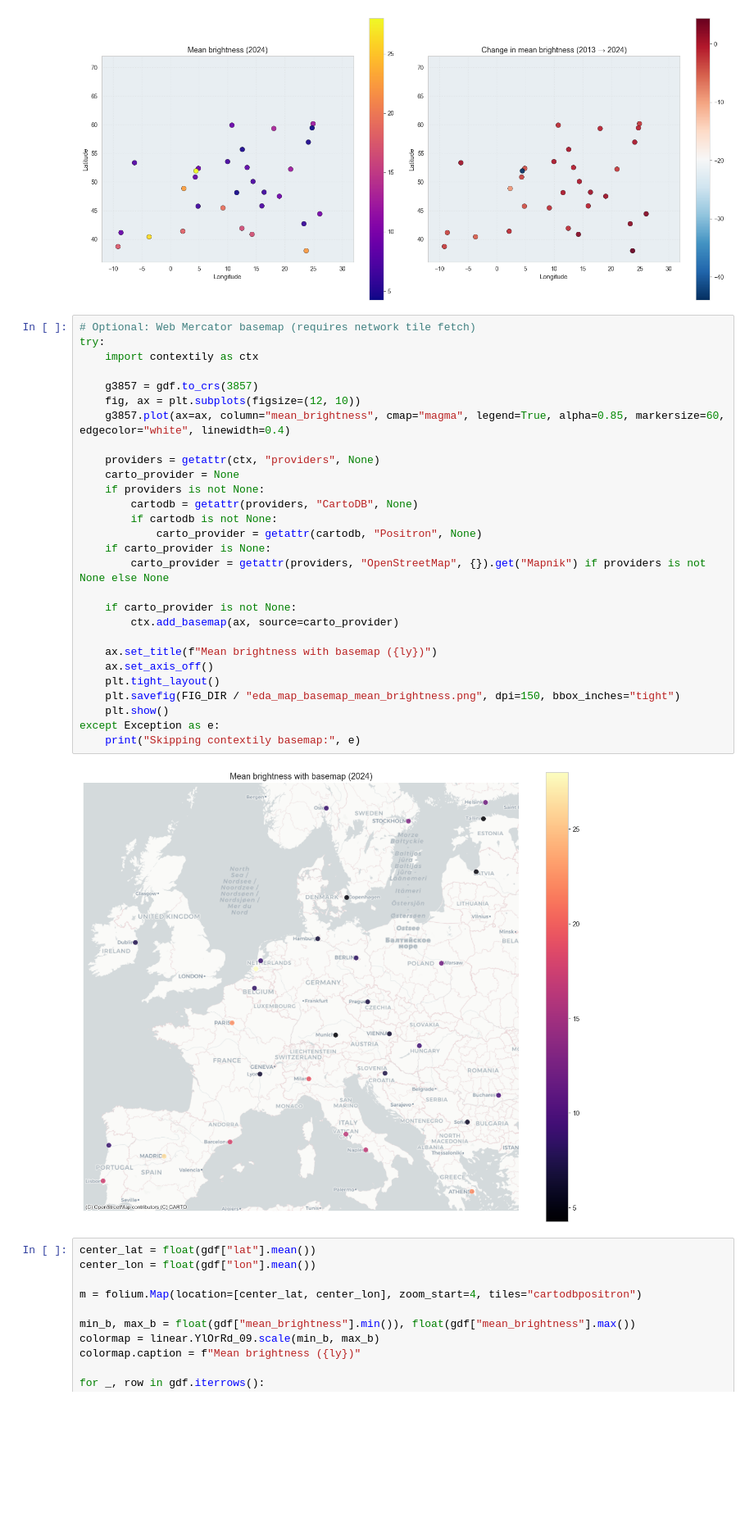
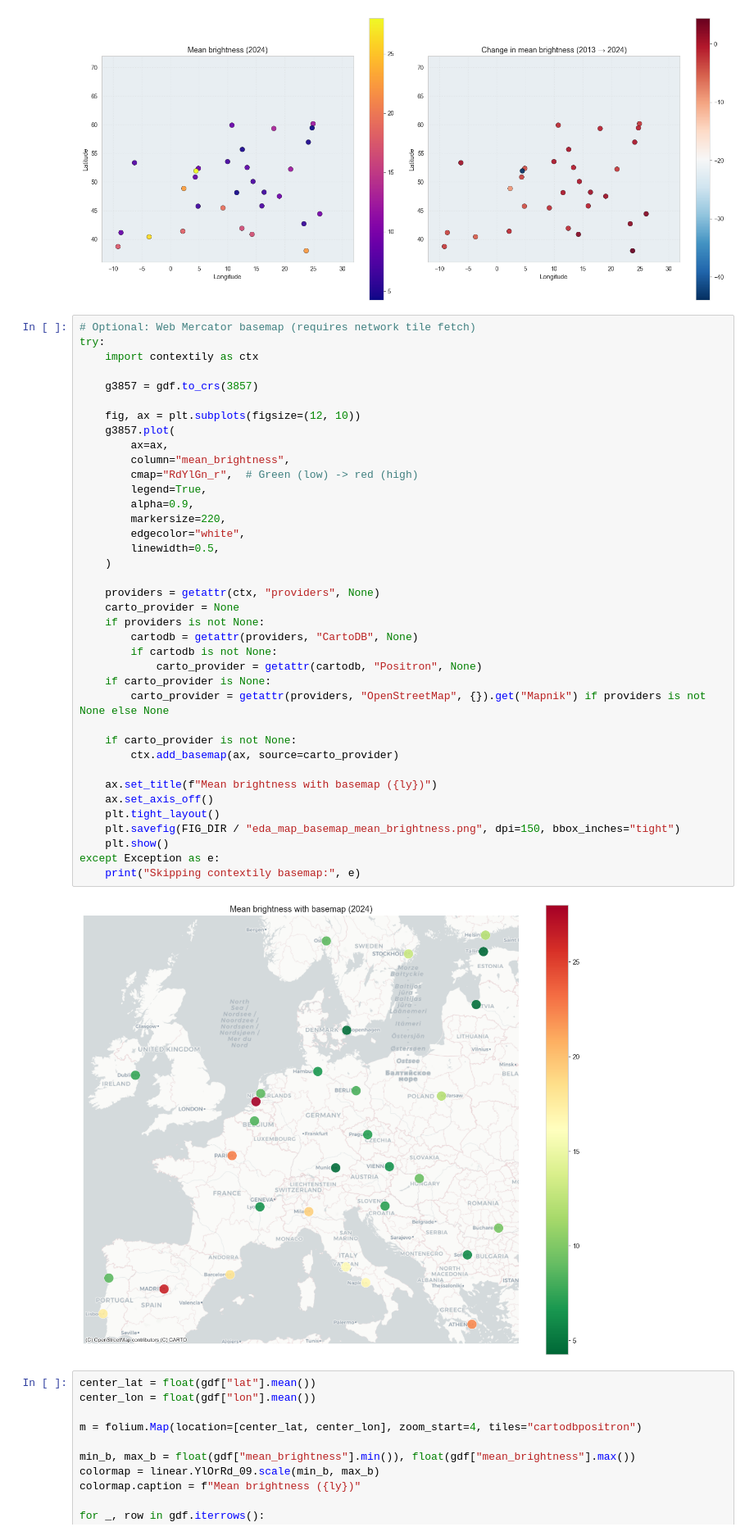
Before and after one commit to rakelosks/nightsky, a Jupyter notebook: notebooks/06_eda_and_maps.ipynb, the cells around one changed output. Shown at 82% size. Cells and saved outputs as stored; diff of their text form; blank space fills up the shorter version.

```diff
--- a/notebooks/06_eda_and_maps.ipynb
+++ b/notebooks/06_eda_and_maps.ipynb
@@ -447,33 +447,43 @@ plt.show()
 # %%
 # Optional: Web Mercator basemap (requires network tile fetch)
 try:
     import contextily as ctx
 
     g3857 = gdf.to_crs(3857)
+
     fig, ax = plt.subplots(figsize=(12, 10))
-    g3857.plot(ax=ax, column="mean_brightness", cmap="magma", legend=True, alpha=0.85, markersize=60, edgecolor="white", linewidth=0.4)
+    g3857.plot(
+        ax=ax,
+        column="mean_brightness",
+        cmap="RdYlGn_r",  # Green (low) -> red (high)
+        legend=True,
+        alpha=0.9,
+        markersize=220,
+        edgecolor="white",
+        linewidth=0.5,
+    )
 
     providers = getattr(ctx, "providers", None)
     carto_provider = None
     if providers is not None:
         cartodb = getattr(providers, "CartoDB", None)
         if cartodb is not None:
             carto_provider = getattr(cartodb, "Positron", None)
     if carto_provider is None:
         carto_provider = getattr(providers, "OpenStreetMap", {}).get("Mapnik") if providers is not None else None
 
     if carto_provider is not None:
         ctx.add_basemap(ax, source=carto_provider)
 
     ax.set_title(f"Mean brightness with basemap ({ly})")
     ax.set_axis_off()
     plt.tight_layout()
     plt.savefig(FIG_DIR / "eda_map_basemap_mean_brightness.png", dpi=150, bbox_inches="tight")
     plt.show()
 except Exception as e:
     print("Skipping contextily basemap:", e)
 # %% [output]
-[figure, old version]
+[figure, new version]
 # %%
 center_lat = float(gdf["lat"].mean())
 center_lon = float(gdf["lon"].mean())
```
Also changed, not shown: parts of 1 cell of this notebook, 11 other files.
